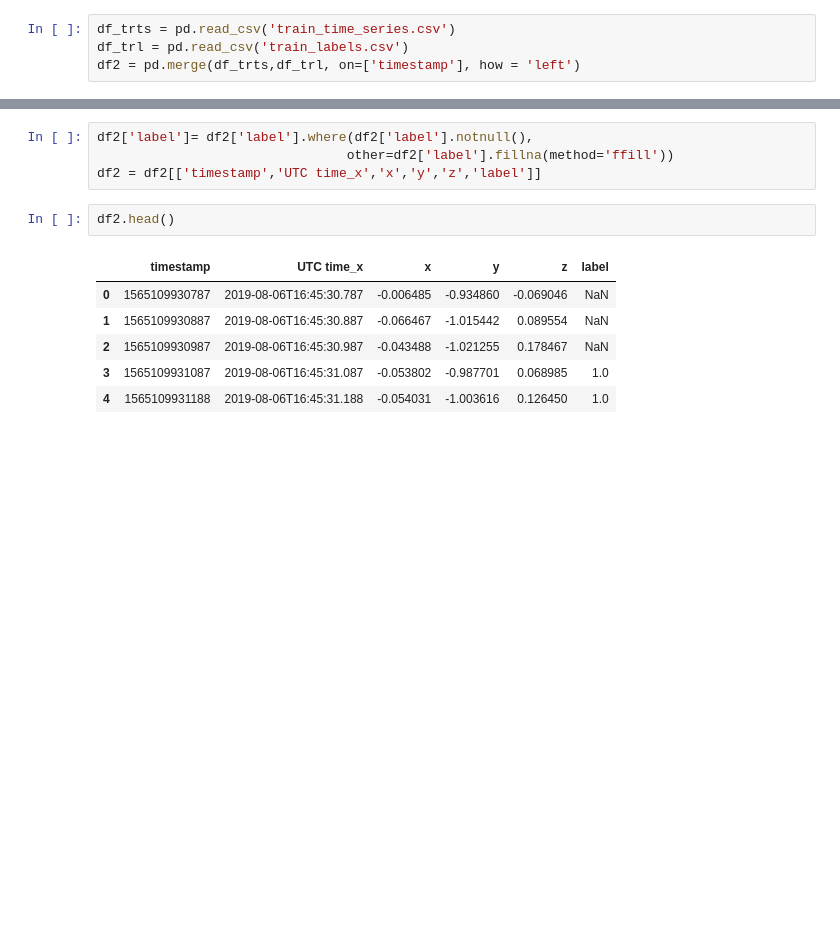
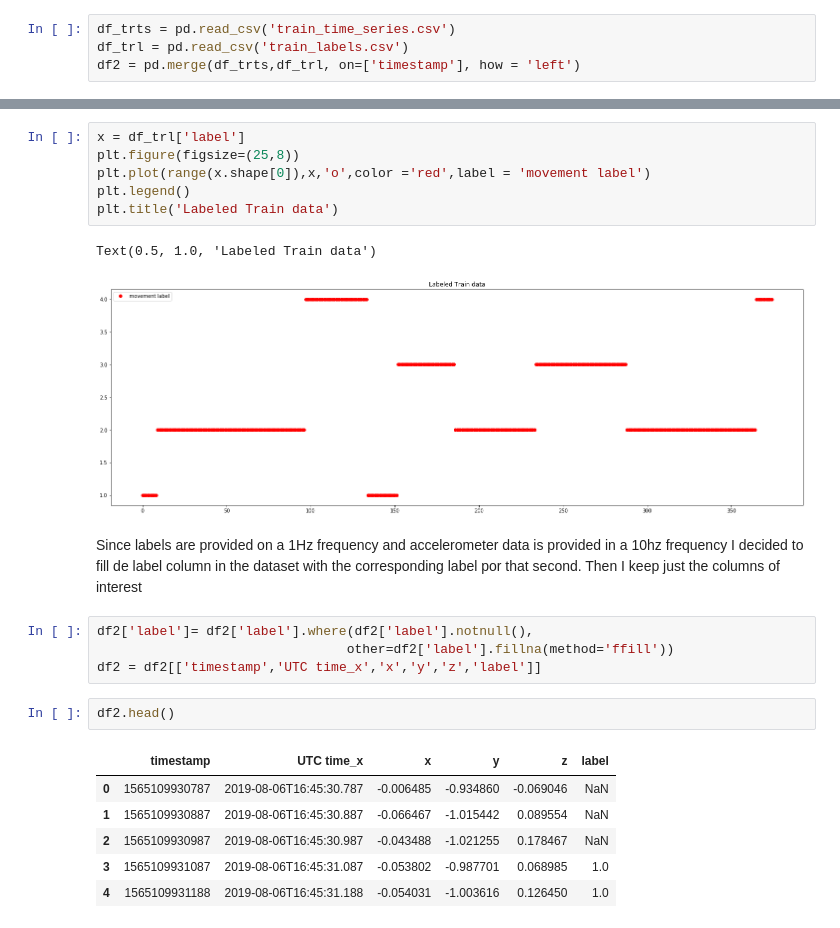
Before and after one commit to federicoweill/movement_prediction_edx_2019, a Jupyter notebook: movement_prediction_final.ipynb, the cells around one changed output, grey strips where cells are left out. Cells and saved outputs as stored; diff of their text form; blank space fills up the shorter version.

```diff
--- a/movement_prediction_final.ipynb
+++ b/movement_prediction_final.ipynb
@@ -15,3 +34,16 @@ df2 = pd.merge(df_trts,df_trl, on=['timestamp'], how = 'left')
+# %%
+x = df_trl['label']
+plt.figure(figsize=(25,8))
+plt.plot(range(x.shape[0]),x,'o',color ='red',label = 'movement label')
+plt.legend()
+plt.title('Labeled Train data')
+# %% [output]
+Text(0.5, 1.0, 'Labeled Train data')
+[figure, added]
+# %% [markdown]
+Since labels are provided on a 1Hz frequency and accelerometer data is provided in a 10hz frequency
+I decided to fill de label column in the dataset with the corresponding label por that second.
+Then I keep just the columns of interest
 # %%
 df2['label']= df2['label'].where(df2['label'].notnull(),
                                 other=df2['label'].fillna(method='ffill'))
```
Also changed, not shown: parts of 28 cells of this notebook, 1 other file.
